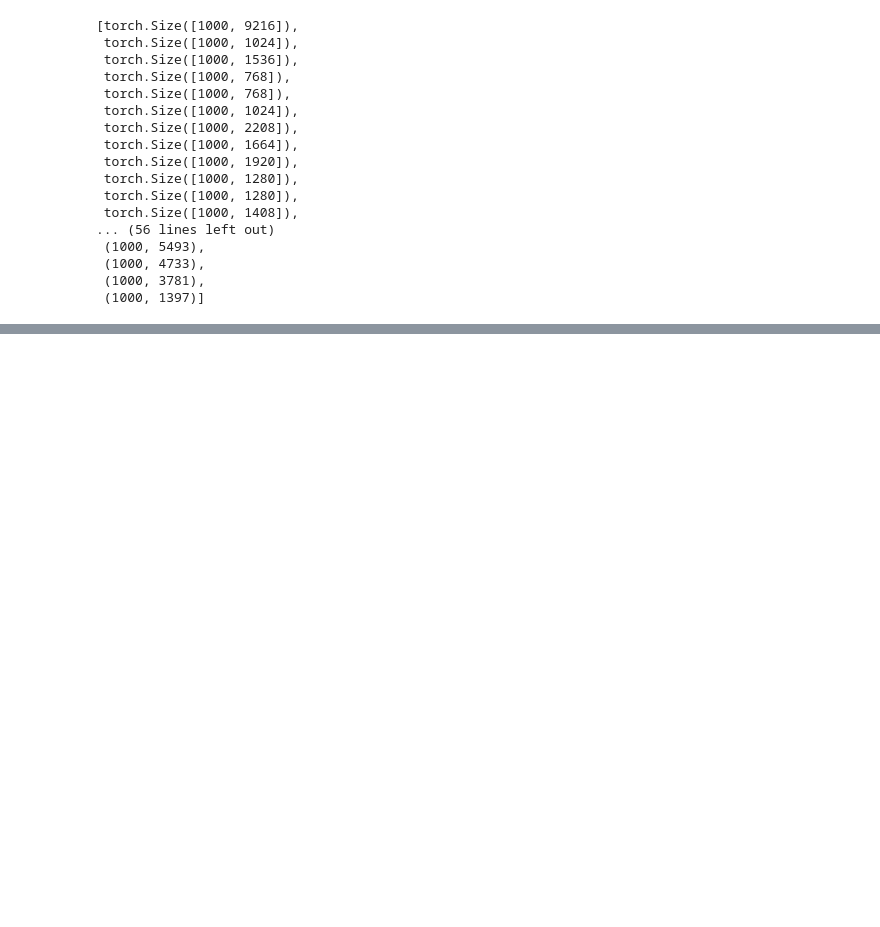
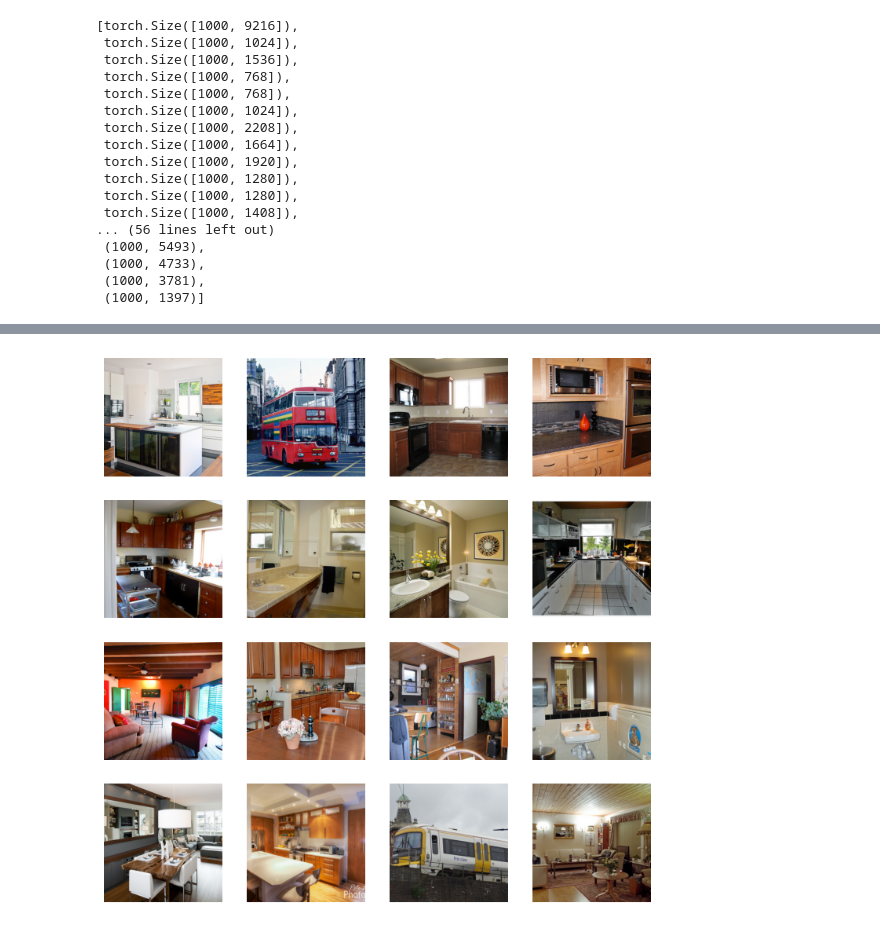
Before and after one commit to SarahHarvey/decoding-similarity, a Jupyter notebook: max_and_min_metrics.ipynb, the cells around one changed output, grey strips where cells are left out. Saved outputs shown, nothing was run; the diff lists cells and outputs as text; code cells hidden in the pictures; blank space fills up the shorter version.

```diff
--- a/max_and_min_metrics.ipynb
+++ b/max_and_min_metrics.ipynb
@@ -467,3 +575,30 @@ plt.show()
+# %%
+import matplotlib.pyplot as plt
+
+nimgs = 16
+ncols = 4
+nrows = int(np.ceil(nimgs/ncols))
+
+fig, axes = plt.subplots(nrows, ncols, figsize=(9,9))
+ind = -1
+
+for row in range(nrows):
+    for column in range(ncols):
+        if ind == nimgs:
+            break
+        else:
+            image = Y["image_data"]["test"][sorted_img_idx[ind],:,:,:]
+            ax = axes[row, column]
+            # ax.set_title(f"Image ({row}, {column})")
+            ax.axis('off')
+            ax.imshow(image)
+            ind -= 1
+
+plt.savefig('maxmin_image_tiles/distance_minweights_' + model_names[ind1] + '_' + model_names[ind2] + '_eigvec' + str(zind) + '.pdf')
+
+plt.show()
+# %% [output]
+[figure, added]
 # %%
 fig, axs = plt.subplots(1, 2, sharey=False, tight_layout=True)
 
```
Also changed, not shown: parts of 13 cells of this notebook, 2 other files.
